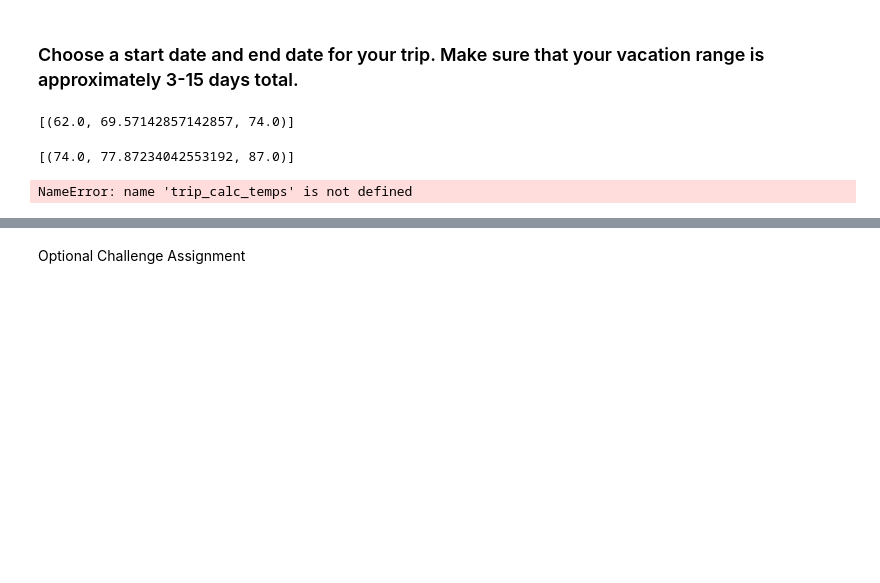
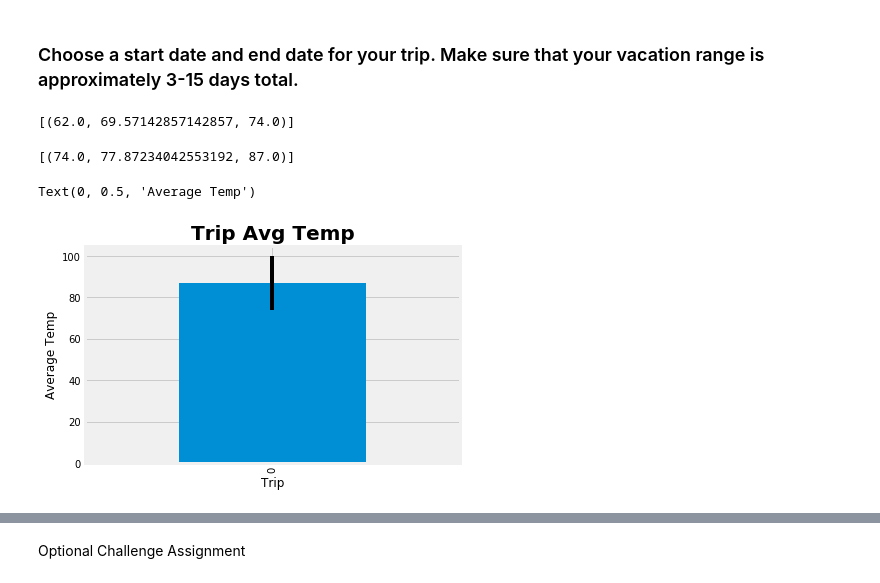
Before and after one commit to loribeth18/HW_SQLalchemy, a Jupyter notebook: climate_starter.ipynb, the cells around one changed output, grey strips where cells are left out. Drawn from its saved outputs; the diff is of its cells as text; code cells hidden in the pictures; blank space fills up the shorter version.

```diff
--- a/climate_starter.ipynb
+++ b/climate_starter.ipynb
@@ -217,15 +228,17 @@ print(trip_calc_temps('2017-06-28', '2017-07-05'))
 # %%
 # Plot the results from your previous query as a bar chart.
 # Use "Trip Avg Temp" as your Title
 # Use the average temperature for the y value
 # Use the peak-to-peak (tmax-tmin) value as the y error bar (yerr)
 
-#HELP????????
 
-ax = pd.DataFrame(trip_calc_temps('2017-06-28', '2017-07-05'), columns=['min', 'avg', 'max'])
-df.plot()
+df = pd.DataFrame(trip_calc_temps('2017-06-28', '2017-07-05'), columns=['min', 'avg', 'max'])
+#df.head()
+error=df["max"]-df["min"]
+ax=df["max"].plot(kind="bar", yerr=error)
 ax.set_title('Trip Avg Temp',fontsize= 20, fontweight="bold")
 ax.set_xlabel("Trip", fontsize=12)
 ax.set_ylabel("Average Temp", fontsize=12)
 # %% [output]
-NameError: name 'trip_calc_temps' is not defined
+Text(0, 0.5, 'Average Temp')
+[figure, added]
```
Also changed, not shown: parts of 6 cells of this notebook.
